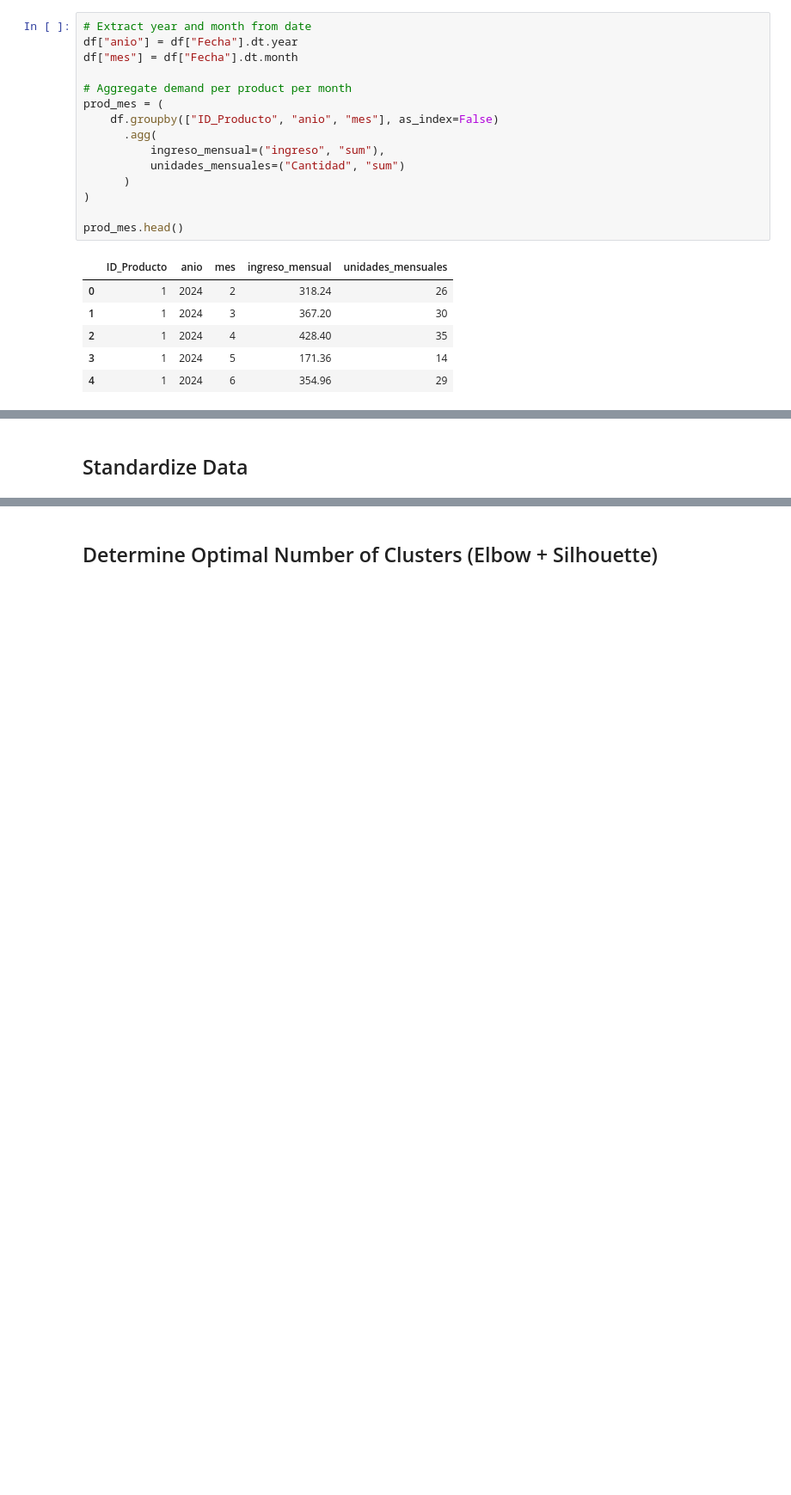
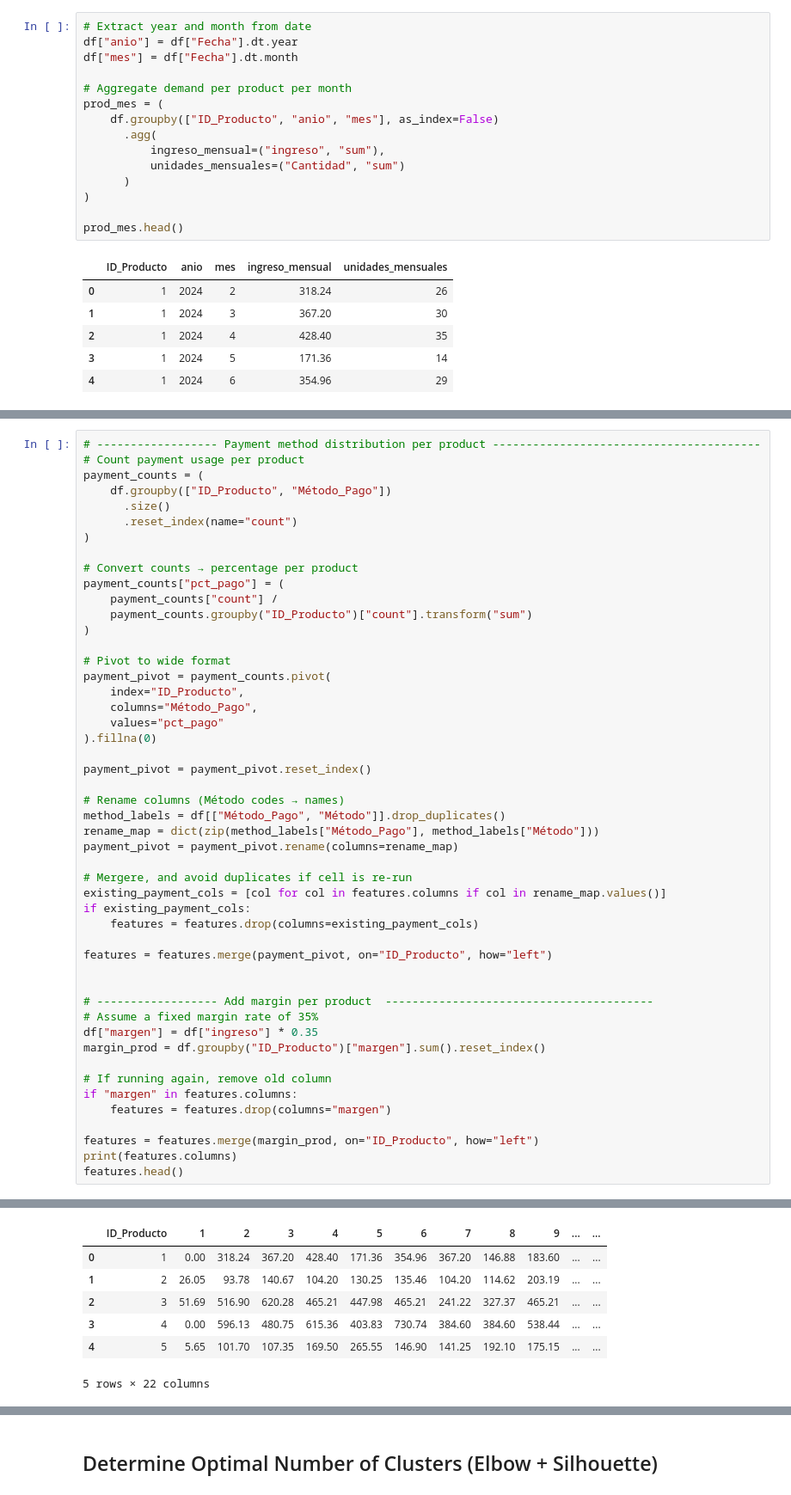
Before and after one commit to SofiaAngelaKnutas/reto_ma2003b, a Jupyter notebook: notebooks/segmentation_and_clustering.ipynb, the cells around one changed output, grey strips where cells are left out. Shown: that part at 86% size. Drawn from its saved outputs; the diff is of its cells as text; blank space fills up the shorter version.

```diff
--- a/notebooks/segmentation_and_clustering.ipynb
+++ b/notebooks/segmentation_and_clustering.ipynb
@@ -100,5 +113,53 @@ features.head()
 | 3 | 51.69 | 516.90 | 620.28 | 465.21 | 447.98 | 465.21 | 241.22 | 327.37 | 465.21 | 379.06 | 172.30 | ... |
 | 4 | 0.00 | 596.13 | 480.75 | 615.36 | 403.83 | 730.74 | 384.60 | 384.60 | 538.44 | 192.30 | 249.99 | ... |
 | 5 | 5.65 | 101.70 | 107.35 | 169.50 | 265.55 | 146.90 | 141.25 | 192.10 | 175.15 | 101.70 | 192.10 | ... |
-# %% [markdown]
-## Standardize Data
+# %%
+# ------------------ Payment method distribution per product ----------------------------------------
+# Count payment usage per product
+payment_counts = (
+    df.groupby(["ID_Producto", "Método_Pago"])
+      .size()
+      .reset_index(name="count")
+)
+
+# Convert counts → percentage per product
+payment_counts["pct_pago"] = (
+    payment_counts["count"] /
+    payment_counts.groupby("ID_Producto")["count"].transform("sum")
+)
+
+# Pivot to wide format
+payment_pivot = payment_counts.pivot(
+    index="ID_Producto",
+    columns="Método_Pago",
+    values="pct_pago"
+).fillna(0)
+
+payment_pivot = payment_pivot.reset_index()
+
+# Rename columns (Método codes → names)
+method_labels = df[["Método_Pago", "Método"]].drop_duplicates()
+rename_map = dict(zip(method_labels["Método_Pago"], method_labels["Método"]))
+payment_pivot = payment_pivot.rename(columns=rename_map)
+
+# Mergere, and avoid duplicates if cell is re-run
+existing_payment_cols = [col for col in features.columns if col in rename_map.values()]
+if existing_payment_cols:
+    features = features.drop(columns=existing_payment_cols)
+
+features = features.merge(payment_pivot, on="ID_Producto", how="left")
+
+
+# ------------------ Add margin per product  ----------------------------------------
+# Assume a fixed margin rate of 35%
+df["margen"] = df["ingreso"] * 0.35
+margin_prod = df.groupby("ID_Producto")["margen"].sum().reset_index()
+
+# If running again, remove old column
+if "margen" in features.columns:
+    features = features.drop(columns="margen")
+
+features = features.merge(margin_prod, on="ID_Producto", how="left")
+print(features.columns)
+features.head()
+# %% [output]
@@ -104,0 +175,7 @@ features.head()
+|  | ID_Producto | 1 | 2 | 3 | 4 | 5 | 6 | 7 | 8 | 9 | ... | ... |
+| 0 | 1 | 0.00 | 318.24 | 367.20 | 428.40 | 171.36 | 354.96 | 367.20 | 146.88 | 183.60 | ... | ... |
+| 1 | 2 | 26.05 | 93.78 | 140.67 | 104.20 | 130.25 | 135.46 | 104.20 | 114.62 | 203.19 | ... | ... |
+| 2 | 3 | 51.69 | 516.90 | 620.28 | 465.21 | 447.98 | 465.21 | 241.22 | 327.37 | 465.21 | ... | ... |
+| 3 | 4 | 0.00 | 596.13 | 480.75 | 615.36 | 403.83 | 730.74 | 384.60 | 384.60 | 538.44 | ... | ... |
+| 4 | 5 | 5.65 | 101.70 | 107.35 | 169.50 | 265.55 | 146.90 | 141.25 | 192.10 | 175.15 | ... | ... |
+5 rows × 22 columns
```
Also changed, not shown: parts of 21 cells of this notebook.
